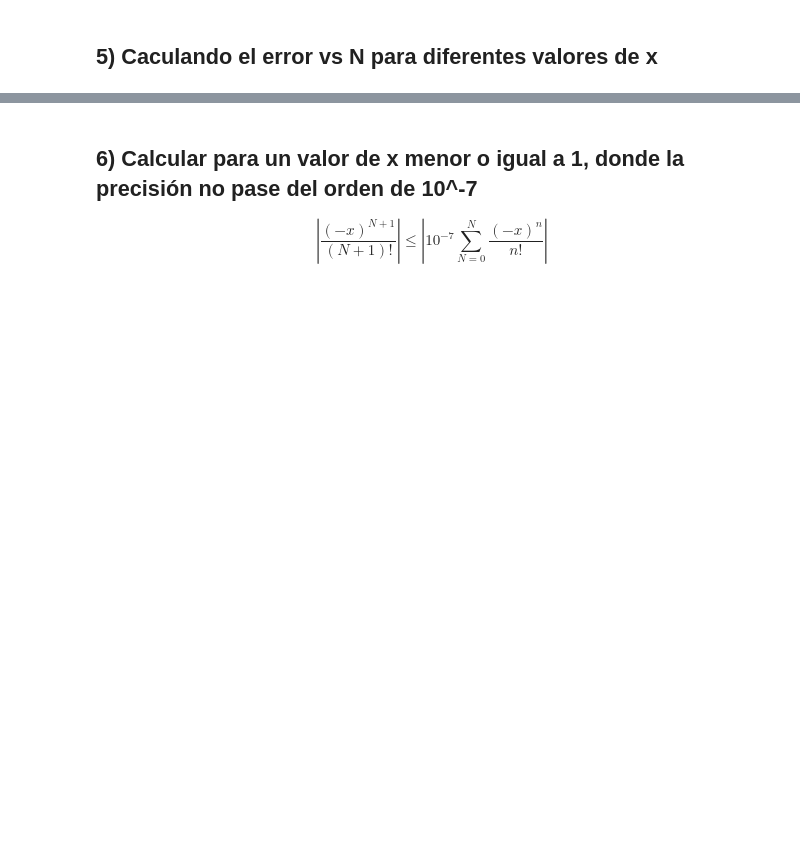
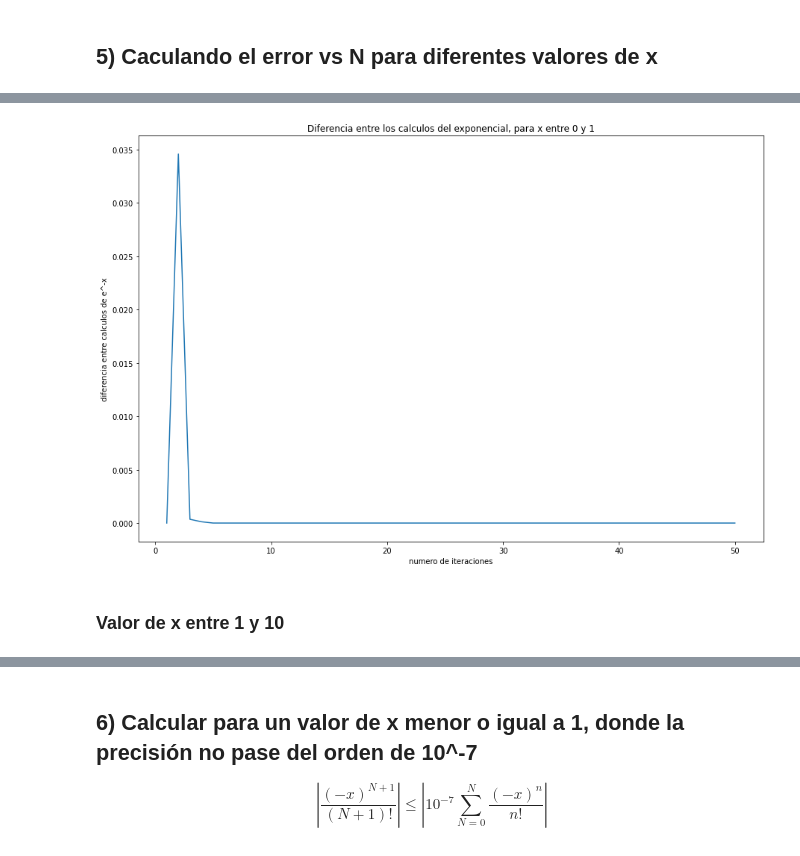
Before and after one commit to hernansalinas/CursoMetodosComputacionales, a Jupyter notebook: Entregas/Severiche_203/Laboratorio_03.ipynb, the cells around one changed output, grey strips where cells are left out. Saved outputs shown, nothing was run; the diff lists cells and outputs as text; code cells hidden in the pictures; blank space fills up the shorter version.

```diff
--- a/Entregas/Severiche_203/Laboratorio_03.ipynb
+++ b/Entregas/Severiche_203/Laboratorio_03.ipynb
@@ -150,2 +203,4 @@ para valores de x entre:
 # %% [markdown]
 ## 5) Caculando el error vs N para diferentes valores de x
+# %%
+P5_valn = np.linspace(1,50,50)
@@ -151,0 +209,21 @@ para valores de x entre:
+# %%
+P5_val1_x = rd.uniform(0,1)
+# %%
+P5_val1_exp = np.zeros(len(P5_valn))
+P5_val1_expneg = np.zeros(len(P5_valn))
+P5_val1_error = np.zeros(len(P5_valn))
+for i in range(0,len(P5_valn)):
+    P5_val1_exp[i] = Exp(P5_val1_x,int(P5_valn[i]))
+    P5_val1_expneg[i] = ExpNeg(P5_val1_x,int(P5_valn[i]))
+    P5_val1_error[i] = abs(P5_val1_exp[i] - P5_val1_expneg[i])
+# %%
+plt.figure(figsize=(15,10))
+plt.plot(P5_valn,P5_val1_error)
+plt.title("Diferencia entre los calculos del exponencial, para x entre 0 y 1")
+plt.xlabel("numero de iteraciones")
+plt.ylabel("diferencia entre calculos de e^-x")
+plt.show()
+# %% [output]
+[figure, added]
+# %% [markdown]
+### Valor de x entre 1 y 10
```
Also changed, not shown: parts of 31 cells of this notebook, 1 other file.
